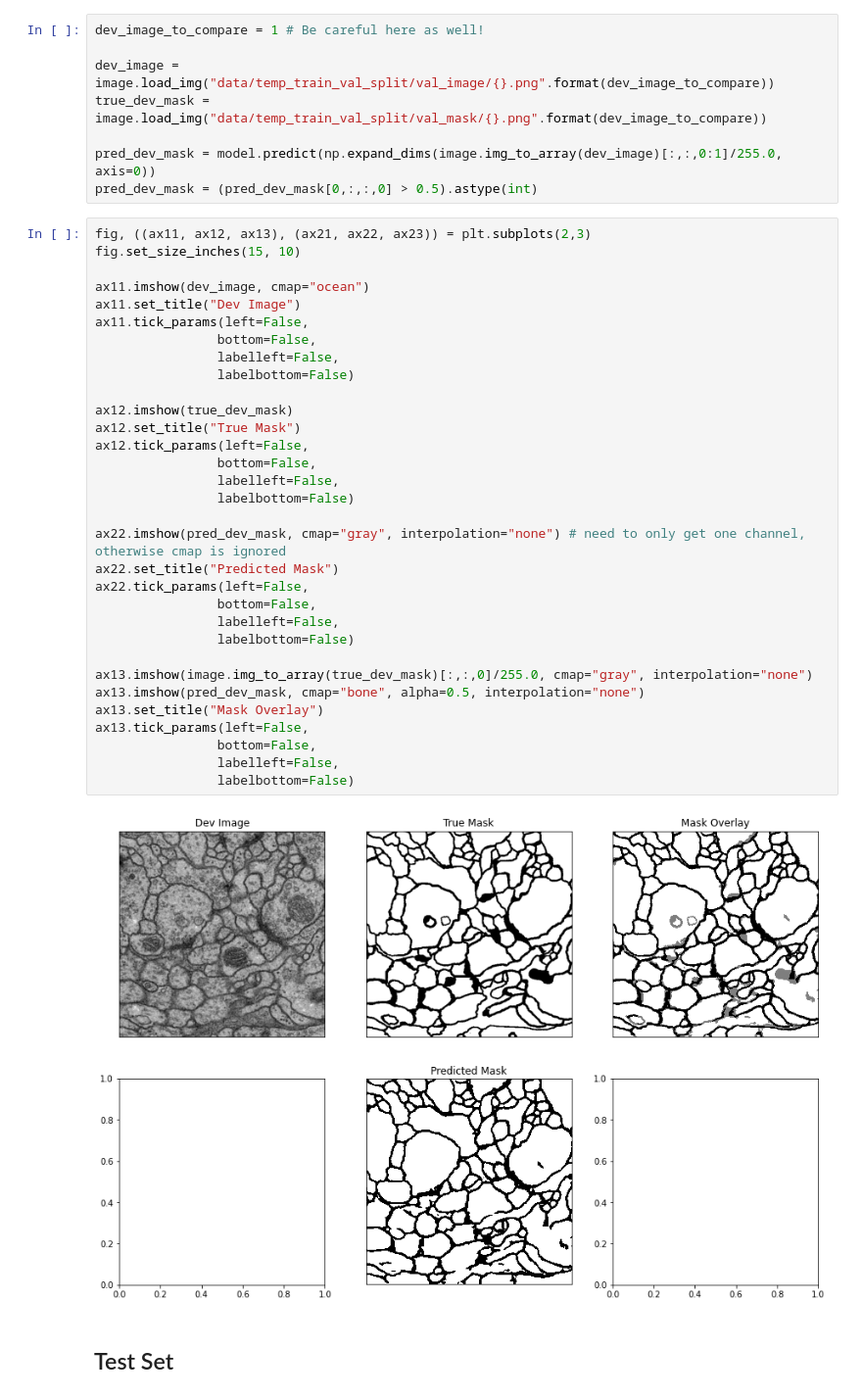
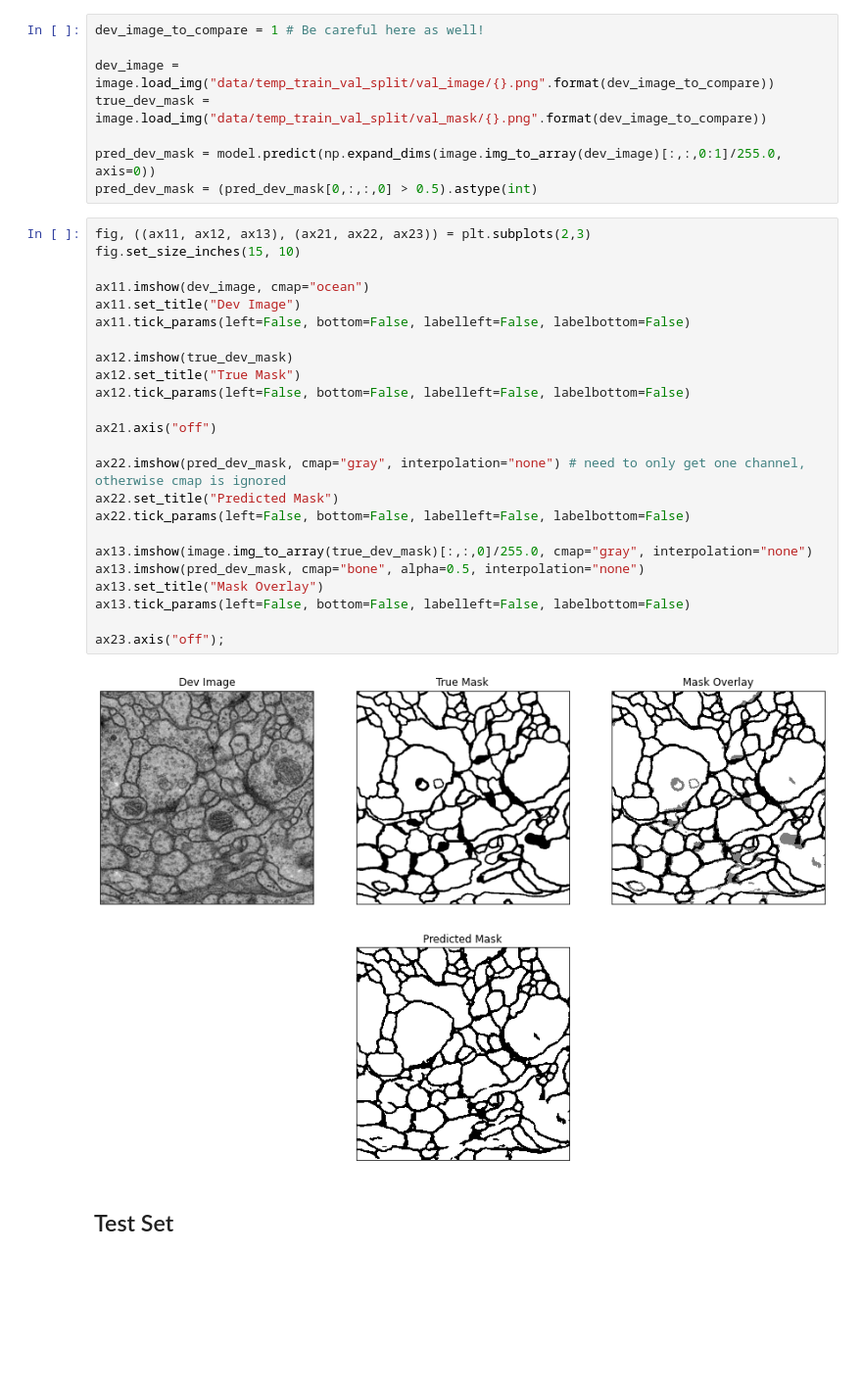
Before and after one commit to edchandler00/unet, a Jupyter notebook: train_unet.ipynb, the cells around one changed output. Shown at 98% size. Cells and saved outputs as stored; diff of their text form; blank space fills up the shorter version.

Commit message:
Removed axis borders for those without images in them.

```diff
--- a/train_unet.ipynb
+++ b/train_unet.ipynb
@@ -146,37 +129,29 @@ pred_dev_mask = (pred_dev_mask[0,:,:,0] > 0.5).astype(int)
 # %%
 fig, ((ax11, ax12, ax13), (ax21, ax22, ax23)) = plt.subplots(2,3)
 fig.set_size_inches(15, 10)
 
 ax11.imshow(dev_image, cmap="ocean")
 ax11.set_title("Dev Image")
-ax11.tick_params(left=False,
-                bottom=False,
-                labelleft=False,
-                labelbottom=False)
+ax11.tick_params(left=False, bottom=False, labelleft=False, labelbottom=False)
 
 ax12.imshow(true_dev_mask)
 ax12.set_title("True Mask")
-ax12.tick_params(left=False,
-                bottom=False,
-                labelleft=False,
-                labelbottom=False)
+ax12.tick_params(left=False, bottom=False, labelleft=False, labelbottom=False)
+
+ax21.axis("off")
 
 ax22.imshow(pred_dev_mask, cmap="gray", interpolation="none") # need to only get one channel, otherwise cmap is ignored
 ax22.set_title("Predicted Mask")
-ax22.tick_params(left=False,
-                bottom=False,
-                labelleft=False,
-                labelbottom=False)
+ax22.tick_params(left=False, bottom=False, labelleft=False, labelbottom=False)
 
 ax13.imshow(image.img_to_array(true_dev_mask)[:,:,0]/255.0, cmap="gray", interpolation="none")
 ax13.imshow(pred_dev_mask, cmap="bone", alpha=0.5, interpolation="none")
 ax13.set_title("Mask Overlay")
-ax13.tick_params(left=False,
-                bottom=False,
-                labelleft=False,
-                labelbottom=False)
+ax13.tick_params(left=False, bottom=False, labelleft=False, labelbottom=False)
+
+ax23.axis("off");
 # %% [output]
-[figure, old version]
+[figure, new version]
 # %% [markdown]
 ## Test Set
 # %% [markdown]
```
Also changed, not shown: parts of 3 cells of this notebook.
